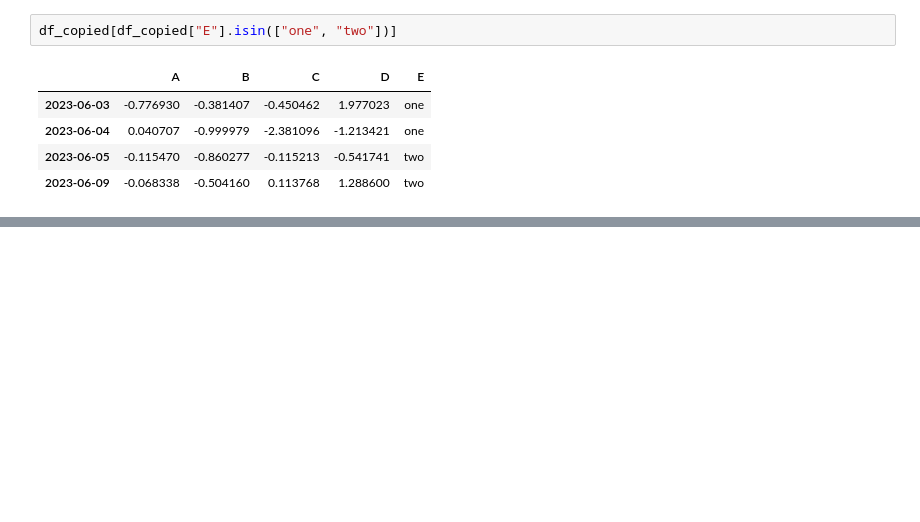
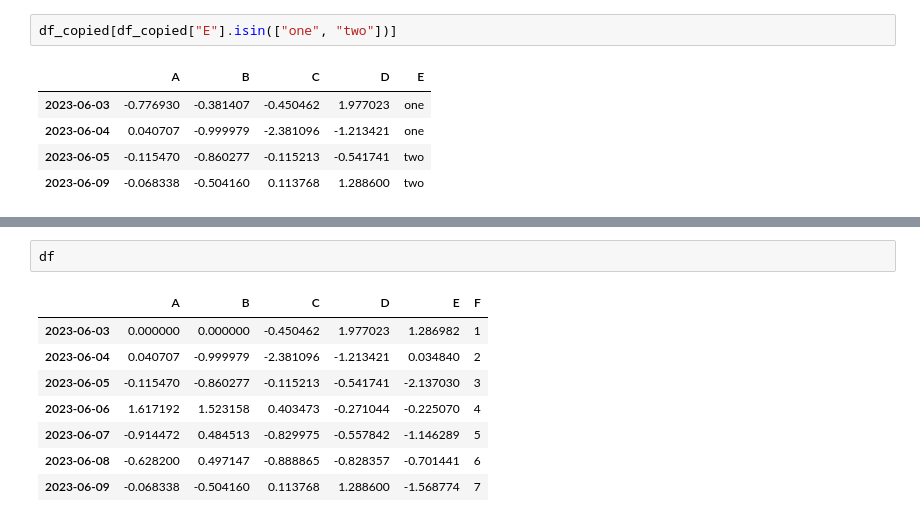
Before and after one commit to CHOCOCHANEL/Data-Analysis, a Jupyter notebook: Python_(Pandas).ipynb, the cells around one changed output, grey strips where cells are left out. Drawn from its saved outputs; the diff is of its cells as text; blank space fills up the shorter version.

```diff
--- a/Python_(Pandas).ipynb
+++ b/Python_(Pandas).ipynb
@@ -262,0 +332,11 @@ df_copied[df_copied["E"].isin(["one", "two"])]
+# %%
+df
+# %% [output]
+|  | A | B | C | D | E | F |
+| 2023-06-03 | 0.000000 | 0.000000 | -0.450462 | 1.977023 | 1.286982 | 1 |
+| 2023-06-04 | 0.040707 | -0.999979 | -2.381096 | -1.213421 | 0.034840 | 2 |
+| 2023-06-05 | -0.115470 | -0.860277 | -0.115213 | -0.541741 | -2.137030 | 3 |
+| 2023-06-06 | 1.617192 | 1.523158 | 0.403473 | -0.271044 | -0.225070 | 4 |
+| 2023-06-07 | -0.914472 | 0.484513 | -0.829975 | -0.557842 | -1.146289 | 5 |
+| 2023-06-08 | -0.628200 | 0.497147 | -0.888865 | -0.828357 | -0.701441 | 6 |
+| 2023-06-09 | -0.068338 | -0.504160 | 0.113768 | 1.288600 | -1.568774 | 7 |
```
Also changed, not shown: parts of 18 cells of this notebook.
